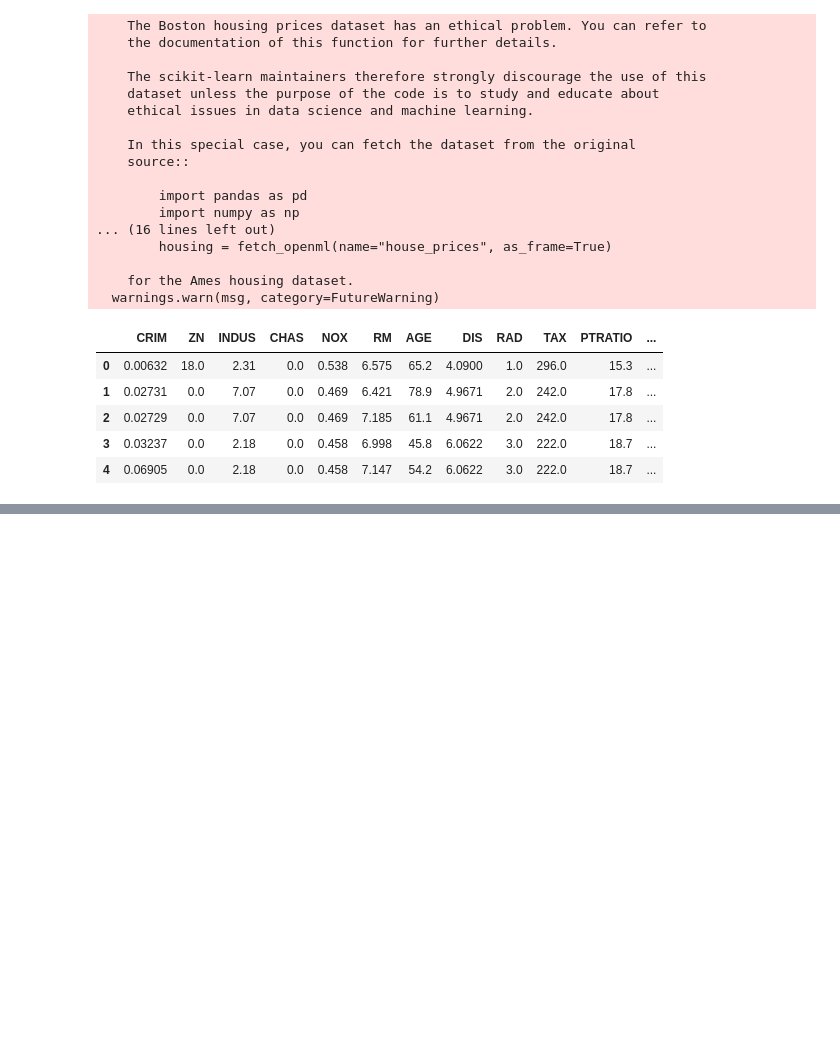
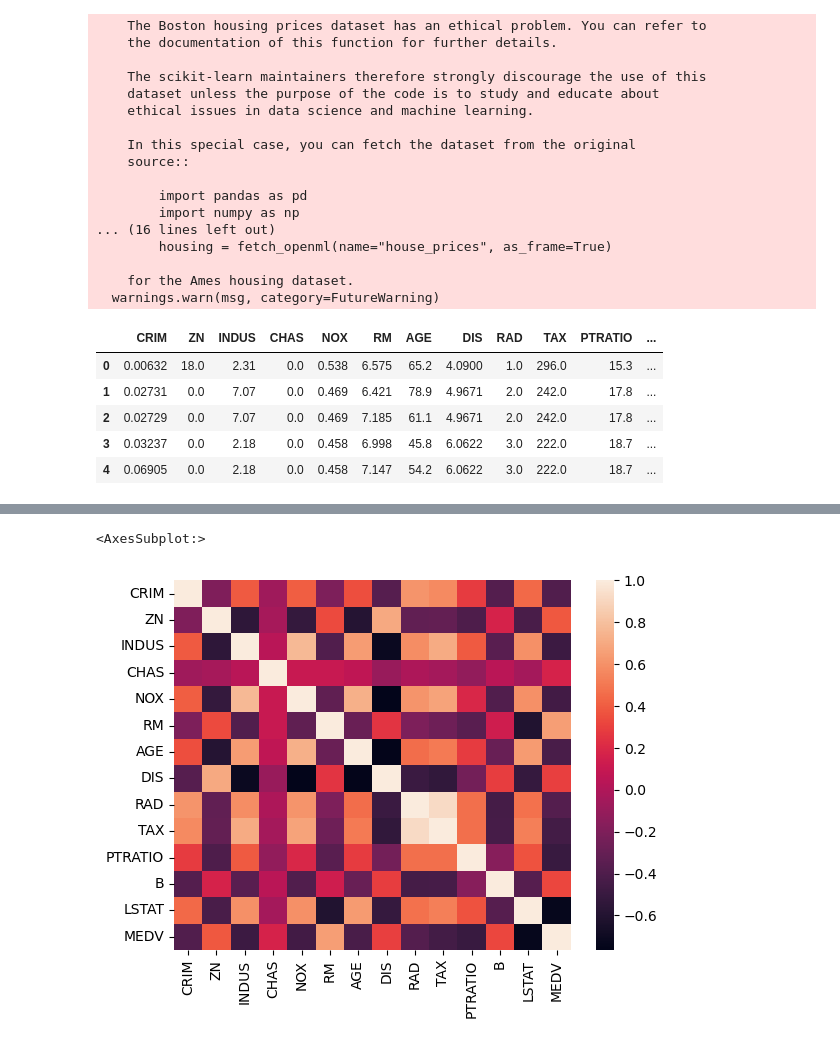
Before and after one commit to armandolezama/boston-houses-data-analysis, a Jupyter notebook: sandbox.ipynb, the cells around one changed output, grey strips where cells are left out. Saved outputs shown, nothing was run; the diff lists cells and outputs as text; code cells hidden in the pictures; blank space fills up the shorter version.

```diff
--- a/sandbox.ipynb
+++ b/sandbox.ipynb
@@ -49,3 +54,6 @@ X_origin.head()
 | 2 | 0.02729 | 0.0 | 7.07 | 0.0 | 0.469 | 7.185 | 61.1 | 4.9671 | 2.0 | 242.0 | 17.8 | ... |
 | 3 | 0.03237 | 0.0 | 2.18 | 0.0 | 0.458 | 6.998 | 45.8 | 6.0622 | 3.0 | 222.0 | 18.7 | ... |
 | 4 | 0.06905 | 0.0 | 2.18 | 0.0 | 0.458 | 7.147 | 54.2 | 6.0622 | 3.0 | 222.0 | 18.7 | ... |
+# %%
+y_origin = pd.Series(boston.target, name='MEDV')
+y_origin[0:6]
@@ -51,0 +68,4 @@ X_origin.head()
+# %%
+X, X_test, y, y_test = train_test_split(X_origin, y_origin, random_state = 1)
+# %%
+df = pd.concat([X, y], axis=1)
@@ -51,0 +140,5 @@ X_origin.head()
+# %%
+sns.heatmap(df.corr())
+# %% [output]
+<AxesSubplot:>
+[figure, added]
```
Also changed, not shown: parts of 29 cells of this notebook.
